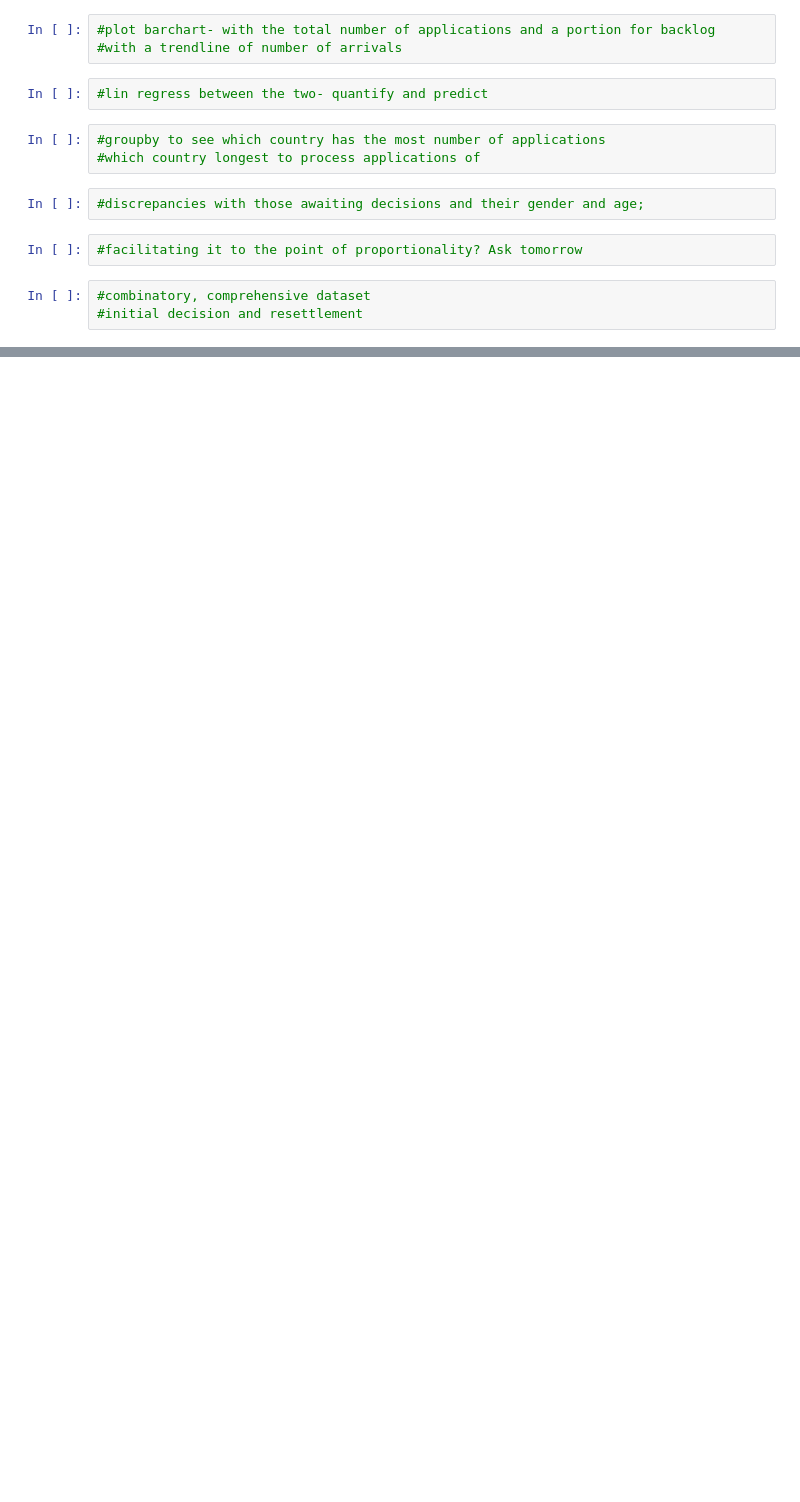
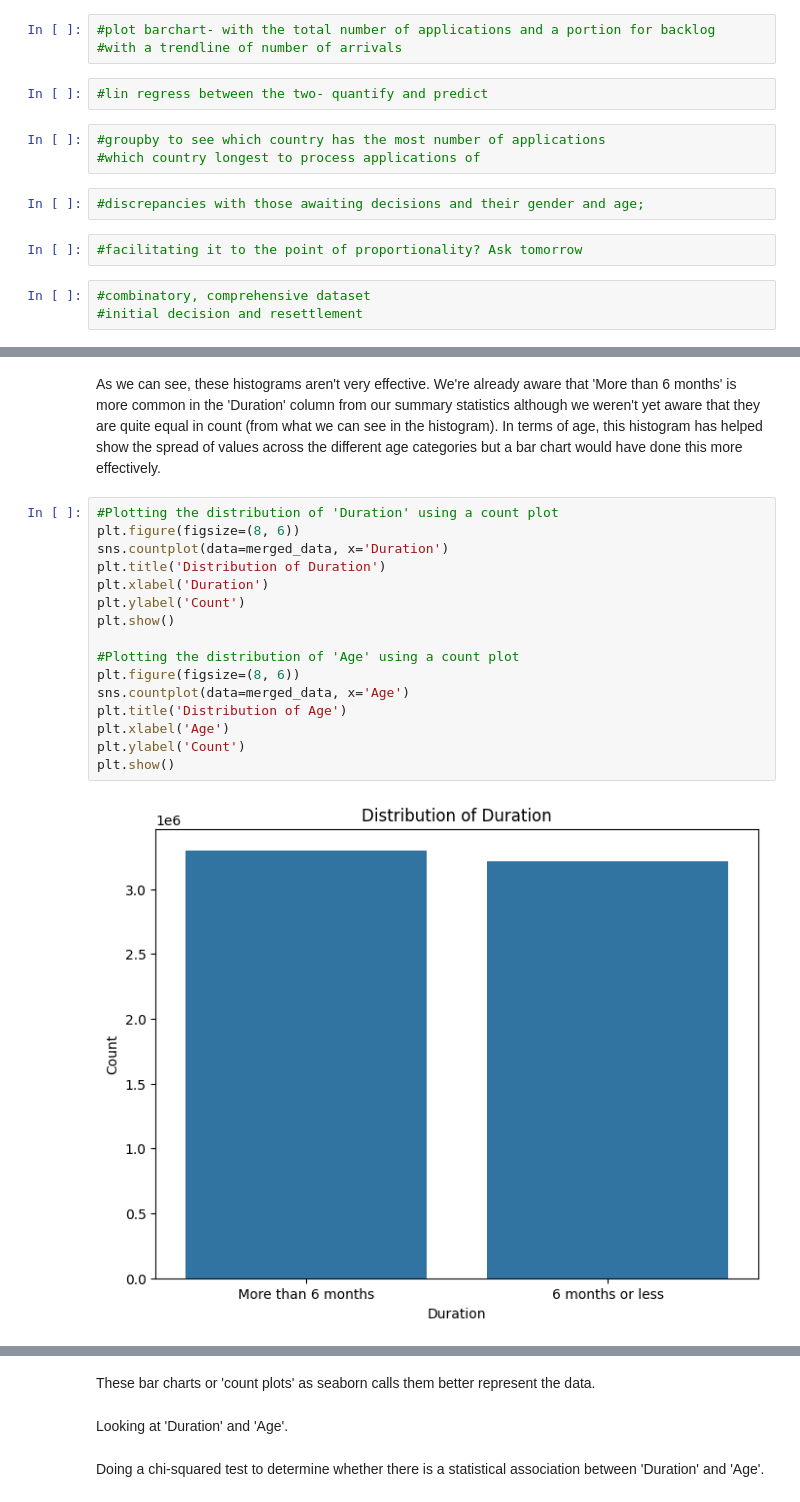
Before and after one commit to lisds/project-asylum-applications, a Jupyter notebook: data/Updated_Asylum_app.ipynb, the cells around one changed output, grey strips where cells are left out. Drawn from its saved outputs; the diff is of its cells as text; blank space fills up the shorter version.

```diff
--- a/data/Updated_Asylum_app.ipynb
+++ b/data/Updated_Asylum_app.ipynb
@@ -163,0 +287,20 @@ The mean of the number of applications waiting decisions per year is: 196550.857
+# %% [markdown]
+As we can see, these histograms aren't very effective. We're already aware that 'More than 6 months' is more common in the 'Duration' column from our summary statistics although we weren't yet aware that they are quite equal in count (from what we can see in the histogram). In terms of age, this histogram has helped show the spread of values across the different age categories but a bar chart would have done this more effectively.
+# %%
+#Plotting the distribution of 'Duration' using a count plot
+plt.figure(figsize=(8, 6))
+sns.countplot(data=merged_data, x='Duration')
+plt.title('Distribution of Duration')
+plt.xlabel('Duration')
+plt.ylabel('Count')
+plt.show()
+
+#Plotting the distribution of 'Age' using a count plot
+plt.figure(figsize=(8, 6))
+sns.countplot(data=merged_data, x='Age')
+plt.title('Distribution of Age')
+plt.xlabel('Age')
+plt.ylabel('Count')
+plt.show()
+# %% [output]
+[figure, added]
@@ -163,0 +308,6 @@ The mean of the number of applications waiting decisions per year is: 196550.857
+# %% [markdown]
+These bar charts or 'count plots' as seaborn calls them better represent the data.
+# %% [markdown]
+Looking at 'Duration' and 'Age'.
+# %% [markdown]
+Doing a chi-squared test to determine whether there is a statistical association between 'Duration' and 'Age'.
```
Also changed, not shown: parts of 54 cells of this notebook.
